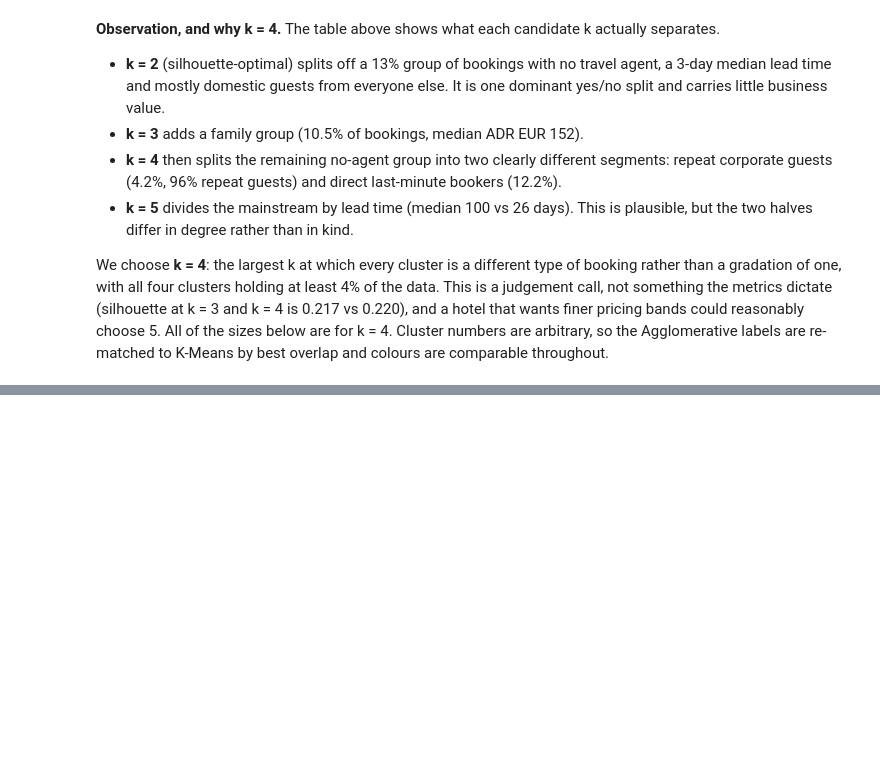
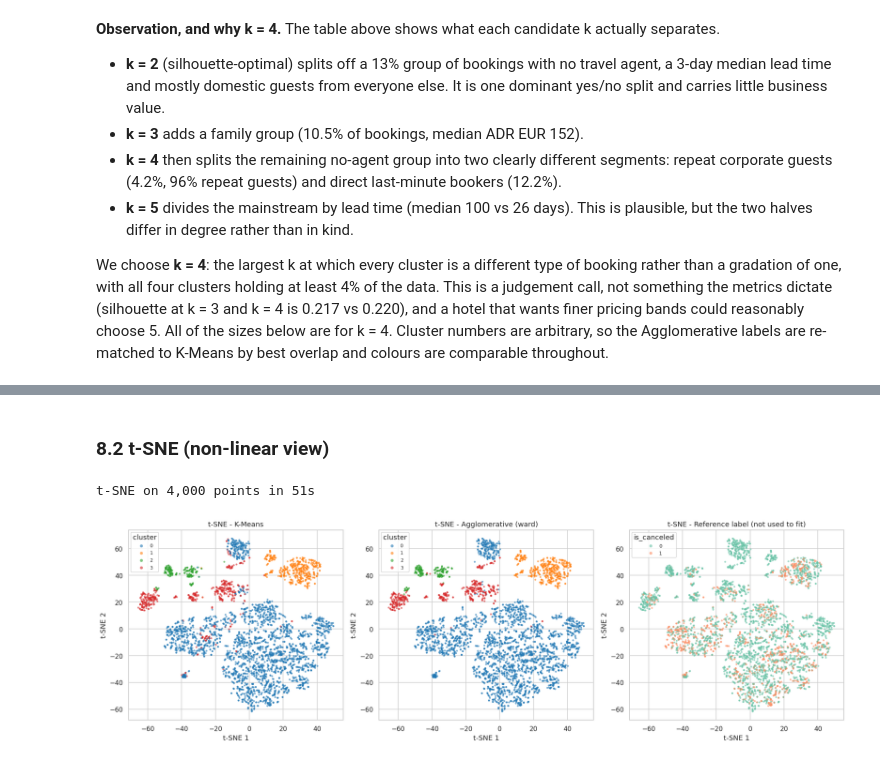
Before and after one commit to AnanyaBottu/ml-capstone, a Jupyter notebook: notebooks/clustering.ipynb, the cells around one changed output, grey strips where cells are left out. Cells and saved outputs as stored; diff of their text form; code cells hidden in the pictures; blank space fills up the shorter version.

```diff
--- a/notebooks/clustering.ipynb
+++ b/notebooks/clustering.ipynb
@@ -871,0 +1056,26 @@ sizes below are for k = 4. Cluster numbers are arbitrary, so the Agglomerative l
+# %% [markdown]
+### 8.2 t-SNE (non-linear view)
+# %%
+from sklearn.manifold import TSNE
+
+TSNE_N = 4000
+sel = np.random.RandomState(RANDOM_STATE).choice(len(X_s), TSNE_N, replace=False)
+t = time.time()
+emb = TSNE(n_components=2, perplexity=40, init="pca", learning_rate="auto",
+           random_state=RANDOM_STATE).fit_transform(X_s[sel])
+print(f"t-SNE on {TSNE_N:,} points in {time.time() - t:.0f}s")
+
+fig, axes = plt.subplots(1, 3, figsize=(18, 5.6))
+for ax, (title, lab, pal) in zip(axes, [
+        ("K-Means", labels["K-Means"][sel], "tab10"),
+        ("Agglomerative (ward)", labels["Agglomerative (ward)"][sel], "tab10"),
+        ("Reference label (not used to fit)", ref_s["is_canceled"].values[sel], "Set2")]):
+    sns.scatterplot(x=emb[:, 0], y=emb[:, 1], hue=lab, palette=pal, s=10, alpha=.6,
+                    linewidth=0, ax=ax, legend="full")
+    ax.set(title=f"t-SNE - {title}", xlabel="t-SNE 1", ylabel="t-SNE 2")
+    ax.legend(title="cluster" if "Reference" not in title else "is_canceled", fontsize=8, markerscale=1.6)
+plt.tight_layout()
+plt.show()
+# %% [output]
+t-SNE on 4,000 points in 51s
+[figure, added]
```
Also changed, not shown: parts of 22 cells of this notebook.
